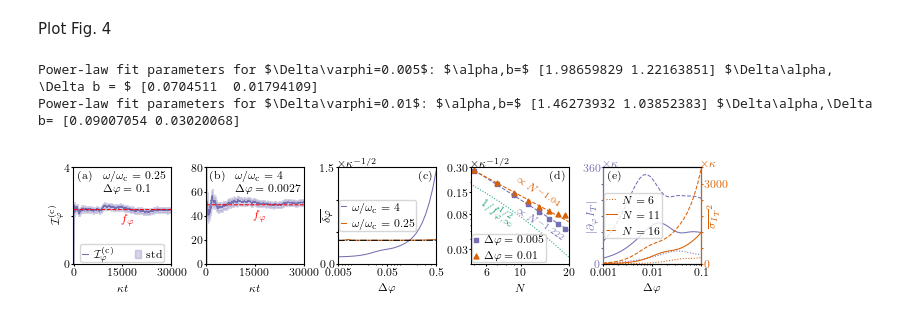
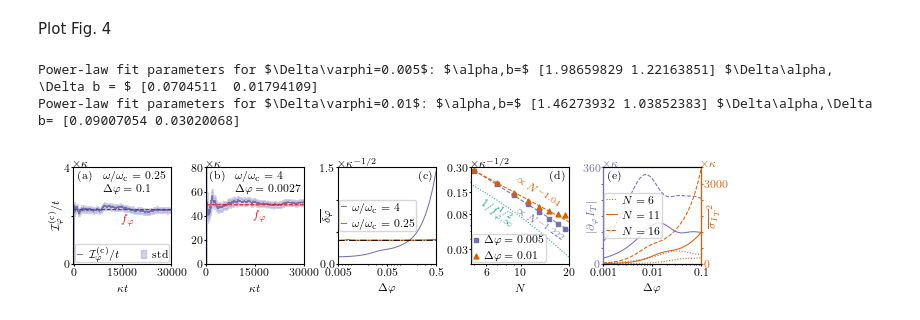
Before and after one commit to malikjirasek/optical-phase-estimation-with-the-boundary-time-crystal, a Jupyter notebook: Fig-4/est_err_count_plotting.ipynb, the cells around one changed output. Drawn from its saved outputs; the diff is of its cells as text; code cells hidden in the pictures.

Commit message:
Fix: Axis labeling Fig 4

```diff
--- a/Fig-4/est_err_count_plotting.ipynb
+++ b/Fig-4/est_err_count_plotting.ipynb
@@ -112,7 +112,7 @@ df2 = df2[df2["t"] >= 0]
 #------------------------------------------------------------------------------#
 # Fig. 4(a)
 
-axs[0].plot(df1["t"], df1["FI"]/df1["t"], color=colors[2],label=r'$\mathcal{I}^\mathrm{(c)}_\varphi$')
+axs[0].plot(df1["t"], df1["FI"]/df1["t"], color=colors[2],label=r'$\mathcal{I}^\mathrm{(c)}_\varphi / t$')
 axs[0].fill_between(df1["t"], (df1["FI"]-df1["std"])/df1["t"],
                     (df1["FI"]+df1["std"])/df1["t"], alpha=0.3, color=colors[2], label='std')
 axs[0].plot(df1["t"], QFI[2][2]*np.ones(len(df1["t"])),
@@ -120,7 +120,7 @@ axs[0].plot(df1["t"], QFI[2][2]*np.ones(len(df1["t"])),
 axs[0].text(1.45e4, QFI[2][2] - 0.2, r'$f_\varphi$', fontsize=8,
             color='r', verticalalignment='top')
 axs[0].set_xlabel(r"$\kappa t$")
-axs[0].set_ylabel(r"$\mathcal{I}^{(\mathrm{c})}_\varphi$")
+axs[0].set_ylabel(r"$\mathcal{I}^{(\mathrm{c})}_\varphi / t$")
 axs[0].set_ylim([0, 4])
 axs[0].set_yticks([0, 2, 4])
 axs[0].set_yticklabels([0,'' ,4])
@@ -136,11 +136,13 @@ axs[0].text(0.3, 0.82, r'$\Delta\varphi = 0.1$', transform=axs[0].transAxes,
             horizontalalignment='left', verticalalignment='top')
 axs[0].legend(fontsize=8, handletextpad=0.5, loc='lower center', handlelength=0.5, borderaxespad=0.1,
               ncol=2)
+axs[0].text(0., 1., r'$\times \kappa$', transform=axs[0].transAxes,
+            horizontalalignment='left', verticalalignment='bottom')
 
 #------------------------------------------------------------------------------#
 # Fig. 4(b)
 
-axs[1].plot(df2["t"], df2["FI"]/df2["t"], color=colors[2], label=r'$\mathcal{I}^\mathrm{(c)}_\varphi$')
+axs[1].plot(df2["t"], df2["FI"]/df2["t"], color=colors[2], label=r'$\mathcal{I}^\mathrm{(c)}_\varphi / t$')
 axs[1].fill_between(df2["t"], (df2["FI"]-df2["std"])/df2["t"],
                     (df2["FI"]+df2["std"])/df2["t"], alpha=0.3, color=colors[2], label='std')
 axs[1].plot(df2["t"], QFI[1][2]*np.ones(len(df2["t"])),
@@ -161,7 +163,8 @@ axs[1].text(0.3, 0.97, r'$\omega/\omega_\mathrm{c}=4$', transform=axs[1].transAx
             horizontalalignment='left', verticalalignment='top')
 axs[1].text(0.3, 0.82, r'$\Delta\varphi = 0.0027$', transform=axs[1].transAxes,
             horizontalalignment='left', verticalalignment='top')
-
+axs[1].text(0., 1., r'$\times \kappa$', transform=axs[1].transAxes,
+            horizontalalignment='left', verticalalignment='bottom')
 #------------------------------------------------------------------------------#
 # Fig. 4(c)
 
@@ -287,31 +290,31 @@ axs[4].set_xlim([1e-3, 1e-1])
 axs[4].set_xticklabels([1e-3, 1e-2, 1e-1])
 axs[4].set_ylim([0,3.6e2])
 axs[4].set_yticks([0,60,120,180,240,300,360])
 axs[4].set_yticklabels([0,'','','','','',360])
 ax_twin.set_ylim([0,3600])
 ax_twin.set_yticks([0,600,1200,1800,2400,3000,3600])
 ax_twin.set_yticklabels([0,'','','','',3000,''])
 
 ax_twin.spines['left'].set_color(colors[2])
 axs[4].tick_params(axis='y', colors=colors[2], which='both')
 ax_twin.spines['right'].set_color(colors[1])
 ax_twin.tick_params(axis='y', colors=colors[1], which='both')
 
 axs[4].set_xlabel(r'$\Delta\varphi$')
 axs[4].yaxis.set_label_coords(-0.05, 0.5)
 ax_twin.yaxis.set_label_coords(1.05, 0.5)
 axs[4].text(0.05, 0.97, '(e)', transform=axs[4].transAxes,
             horizontalalignment='left', verticalalignment='top')
 axs[4].text(0, 1, r'$\times \kappa$', color=colors[2],
             transform=axs[4].transAxes, horizontalalignment='left',
             verticalalignment='bottom')
 ax_twin.text(1, 1, r'$\times \kappa$', color=colors[1],
              transform=ax_twin.transAxes, horizontalalignment='left',
              verticalalignment='bottom')
 ax_twin.legend(loc='center left', fontsize=8, handletextpad=0.5, handlelength=1, borderaxespad=0.1)
 
 fig.savefig('est_err_abs.pdf', dpi=1000)
 # %% [output]
 Power-law fit parameters for $\Delta\varphi=0.005$: $\alpha,b=$ [1.98659829 1.22163851] $\Delta\alpha, \Delta b = $ [0.0704511  0.01794109]
 Power-law fit parameters for $\Delta\varphi=0.01$: $\alpha,b=$ [1.46273932 1.03852383] $\Delta\alpha,\Delta b= [0.09007054 0.03020068]
-[figure, old version]
+[figure, new version]
```
Also changed, not shown: 1 other file.
